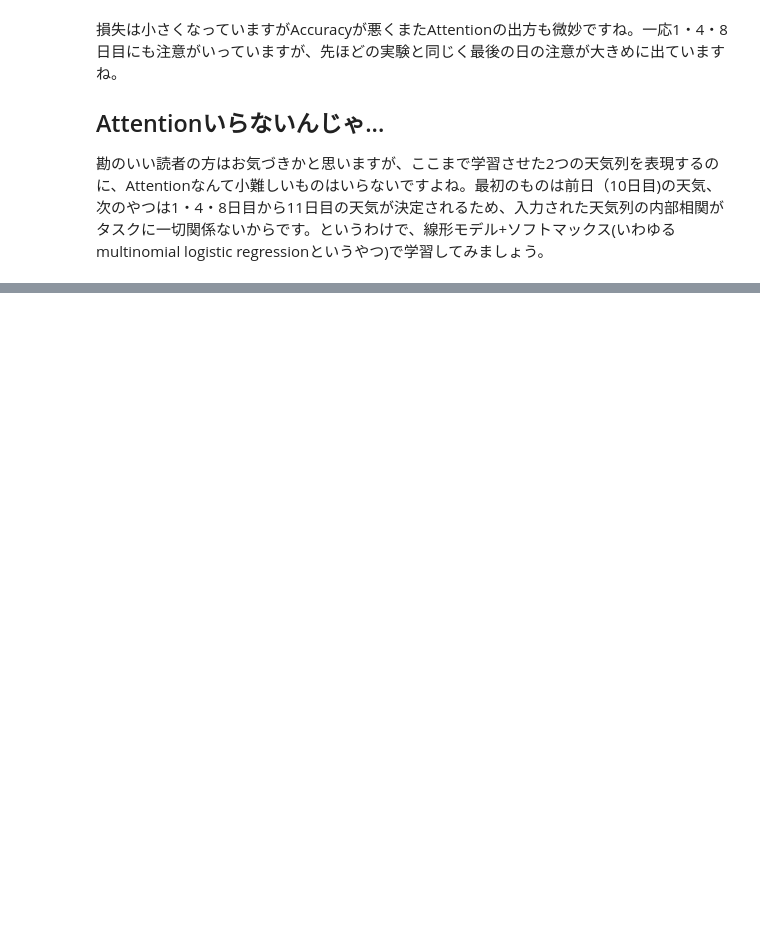
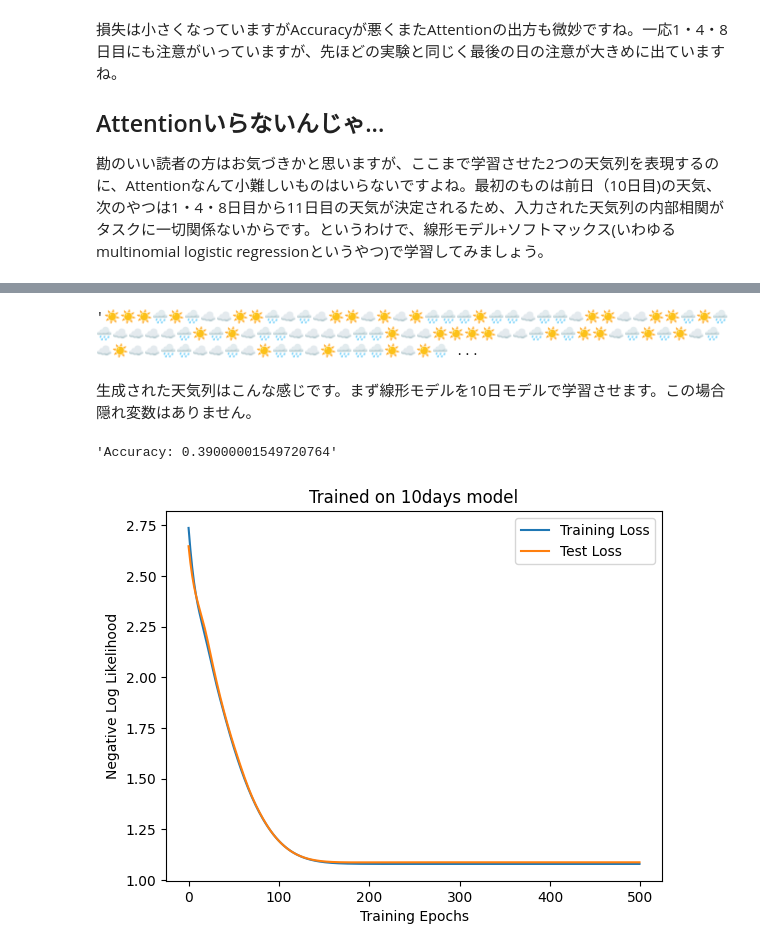
Before and after one commit to kngwyu/rlog2, a Jupyter notebook: posts/understanding-attention.ipynb, the cells around one changed output, grey strips where cells are left out. Drawn from its saved outputs; the diff is of its cells as text; code cells hidden in the pictures; blank space fills up the shorter version.

```diff
--- a/posts/understanding-attention.ipynb
+++ b/posts/understanding-attention.ipynb
@@ -442,7 +439,6 @@ class LinearModel(eqx.Module):
 
 
 def linear_neglogp(model: eqx.Module, seq: jax.Array, next_w: jax.Array) -> jax.Array:
-    batch_size = seq.shape[0]
     logp = jax.nn.log_softmax(jax.vmap(model)(seq), axis=1)  # B x OUT
     logp_masked = logp * jax.nn.one_hot(next_w, num_classes=3)
     return -jnp.mean(jnp.sum(logp_masked, axis=1))
@@ -487,0 +487,49 @@ Attentionではパラメータの数が $(d_\textrm{in} + 1)(2d_\textrm{attn} +
+# %%
+from functools import partial
+
+def ndays_model(prev: str, n: int = 10) -> str:
+    counts = np.zeros(3)
+    prev_n = prev[-2 * n: ]
+    for i in range(n):
+        prev_w_i = prev_n[i * 2: i * 2 + 2]
+        counts[WEATHERS.index(prev_w_i)] += 1
+    prob = (n - counts) / (n * 2)
+    return prev + _GEN.choice(WEATHERS, p=prob)
+
+generate(ndays_model, 100, generate(markov, 10))
+# %% [output]
+'☀️☀️☀️🌧️☀️🌧️☁️☁️☀️☀️🌧️☁️🌧️☁️☀️☀️☁️☀️☁️☀️🌧️🌧️🌧️☀️🌧️🌧️☁️🌧️🌧️☁️☀️☀️☁️☁️☀️☀️🌧️☀️🌧️🌧️☁️☁️☁️☁️🌧️☀️🌧️☀️☁️🌧️🌧️☁️☁️☁️☁️🌧️🌧️☀️☁️☁️☀️☀️☀️☀️☁️☁️🌧️☀️🌧️☀️☀️☁️🌧️☀️🌧️☀️☁️🌧️☁️☀️☁️☁️🌧️🌧️☁️☁️🌧️☁️☀️🌧️🌧️☁️☀️🌧️🌧️🌧️☀️☁️☀️🌧 ...
+# %% [markdown]
+生成された天気列はこんな感じです。まず線形モデルを10日モデルで学習させます。この場合隠れ変数はありません。
+# %%
+def make_ndays_dataset(seq_len, size, n: int = 10) -> Dataset:
+    weathers = generate(partial(ndays_model, n=n), seq_len * size * 2, generate(markov, n * 2))
+    w_list, e_list, nw_list = [], [], []
+    for _ in range(size):
+        start = _GEN.integers(0, seq_len * size * 2 - 11)
+        w = weathers[start * 2 : start * 2 + (seq_len + 1) * 2]
+        e = jnp.array(get_embedding(w[:-2]))
+        w_list.append(w)
+        e_list.append(e)
+        nw_list.append(WEATHERS.index(w[-2:]))
+    return Dataset(w_list, jnp.stack(e_list), jnp.array(nw_list))
+
+
+ds = make_ndays_dataset(SEQ_LEN, 5000, n=10)
+test_ds = make_ndays_dataset(SEQ_LEN, 1000, n=10)
+
+model = LinearModel(4 * SEQ_LEN, 3, key)
+model, key, loss_list, eval_list = train(
+    500, 100, model, ds, test_ds, key, 1e-2, linear_neglogp
+)
+plt.plot(loss_list, label="Training Loss")
+plt.plot(eval_list, label="Test Loss")
+plt.title("Trained on 10days model")
+plt.xlabel("Training Epochs")
+plt.ylabel("Negative Log Likelihood")
+plt.legend()
+
+f"Accuracy: {linear_accuracy(model, test_ds.embeddings, test_ds.next_weather_indices).item()}"
+# %% [output]
+'Accuracy: 0.39000001549720764'
+[figure, added]
```
Also changed, not shown: parts of 19 cells of this notebook.
